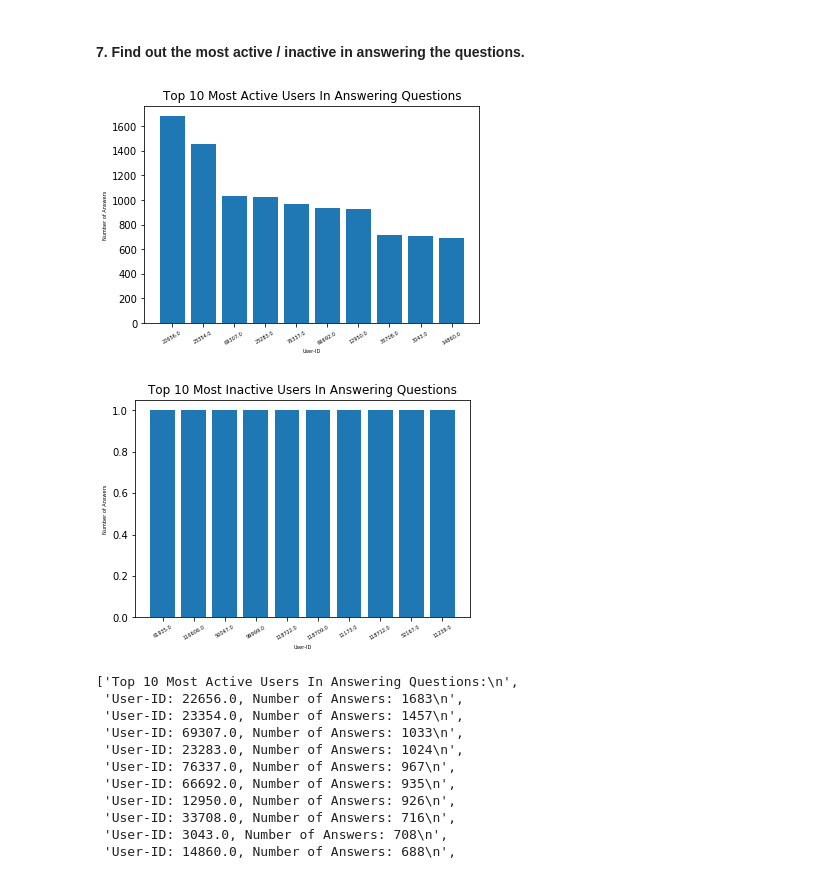
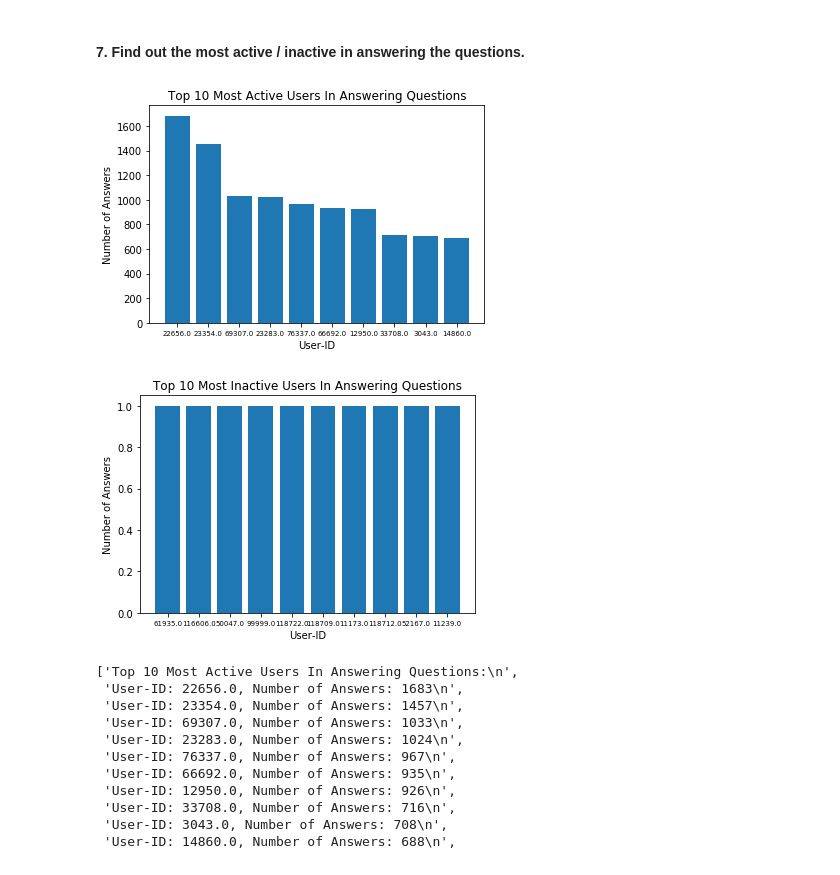
Before and after one commit to rjs211/CS564-ML, a Jupyter notebook: Assignment1/Q1/Q1.ipynb, the cells around one changed output. Saved outputs shown, nothing was run; the diff lists cells and outputs as text; code cells hidden in the pictures.

```diff
--- a/Assignment1/Q1/Q1.ipynb
+++ b/Assignment1/Q1/Q1.ipynb
@@ -224,31 +309,31 @@ for user, answer_count in sorted_answer_counts[:10]:
 
 index = [0, 1, 2, 3, 4, 5, 6, 7, 8, 9]
 plt.bar(index, answer_counts)
-plt.xlabel('User-ID', fontsize = 5)
-plt.ylabel('Number of Answers', fontsize = 5)
-plt.xticks(index, user_ids, fontsize = 5, rotation = 30)
+plt.xlabel('User-ID', fontsize = 10)
+plt.ylabel('Number of Answers', fontsize = 10)
+plt.xticks(index, user_ids, fontsize = 7)
 plt.title('Top 10 Most Active Users In Answering Questions')
 plt.show()
 # %% [output]
-[figure, old version]
+[figure, new version]
 # %%
 question7_answer.append('\nTop 10 Most Inactive Users In Answering Questions:\n')
 user_ids = []
 answer_counts = []
 
 for user, answer_count in sorted_answer_counts[-10:][::-1]:
     user_ids.append(user)
     answer_counts.append(answer_count)
     question7_answer.append("User-ID: {}, Number of Answers: {}\n".format(user, answer_count))
 
 plt.bar(index, answer_counts)
-plt.xlabel('User-ID', fontsize = 5)
-plt.ylabel('Number of Answers', fontsize = 5)
-plt.xticks(index, user_ids, fontsize = 5, rotation = 30)
+plt.xlabel('User-ID', fontsize = 10)
+plt.ylabel('Number of Answers', fontsize = 10)
+plt.xticks(index, user_ids, fontsize = 7)
 plt.title('Top 10 Most Inactive Users In Answering Questions')
 plt.show()
 # %% [output]
-[figure, old version]
+[figure, new version]
 # %%
 question7_answer
 # %% [output]
```
Also changed, not shown: parts of 15 cells of this notebook, 7 other files.
